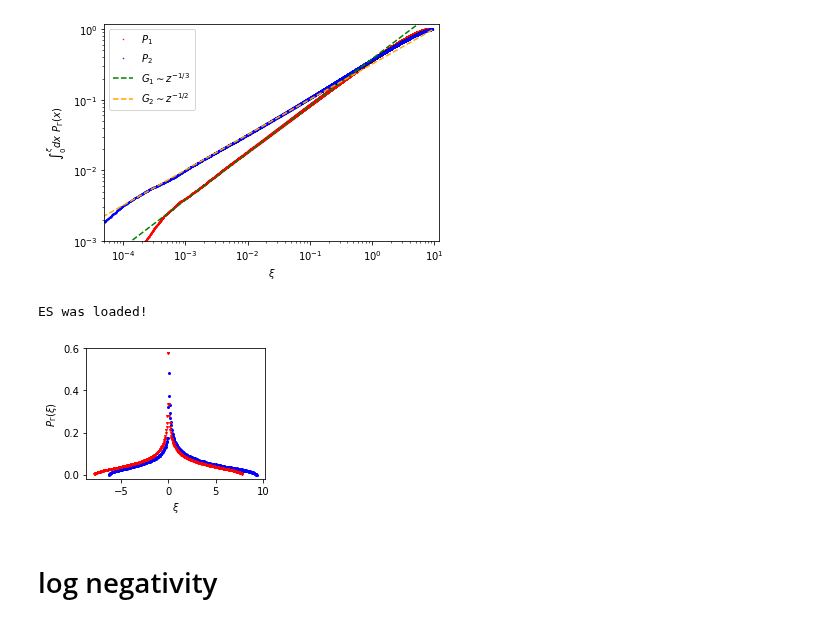
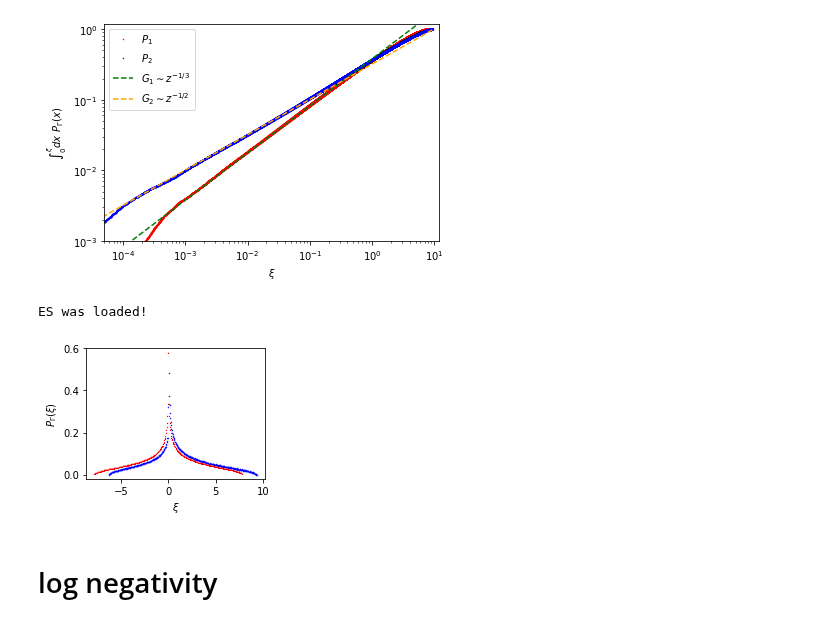
Before and after one commit to hassan-shap/RMT, a Jupyter notebook: symm_draft/Zr_critical.ipynb, the cells around one changed output. Drawn from its saved outputs; the diff is of its cells as text; code cells hidden in the pictures.

```diff
--- a/symm_draft/Zr_critical.ipynb
+++ b/symm_draft/Zr_critical.ipynb
@@ -251,36 +251,36 @@ for i_l in range(len(L_sw)):
 #     plt.plot(bins_center,n,'-',markersize=2,color='C%d' % (i_l))
 
     num_bins1=400
     n0, bin_edges0 = np.histogram(vT0, bins=num_bins1)
     bins_center0= (bin_edges0[0:num_bins1]+ bin_edges0[1:])/2
     n0= n0/n_sum/(bin_edges0[1]-bin_edges0[0])
 
     n1, bin_edges1 = np.histogram(vT1, bins=num_bins1)
     bins_center1= (bin_edges1[0:num_bins1]+ bin_edges1[1:])/2
     n1= n1/n_sum/(bin_edges1[1]-bin_edges1[0])
 
 #     vc=np.concatenate((vT0,vT1))
 #     nc, bin_edgesc = np.histogram(vc[:,i_l], bins=num_bins)
 #     bins_centerc= (bin_edgesc[0:num_bins]+ bin_edgesc[1:])/2
 #     nc= nc/n_sum/(bin_edgesc[1]-bin_edgesc[0])
 
 #     plt.plot(bins_center,nc,'o',markersize=4,markerfacecolor="None",label=r"$N_B=%d $" % (Lc))
-    plt.plot(bins_center0,n0*r,'bo',markersize=2,label=r"$P_2$")#,color='C%d' % (i_l),label=r"$N_B=%d $" % (Lc))
-    plt.plot(bins_center1,n1*r/(r-1),'rv',markersize=2,label=r"$P_1$")#,color='C%d' % (i_l))
+    plt.plot(bins_center0,n0*r,'bo',markersize=0.5,label=r"$P_2$")#,color='C%d' % (i_l),label=r"$N_B=%d $" % (Lc))
+    plt.plot(bins_center1,n1*r/(r-1),'rv',markersize=0.5,label=r"$P_1$")#,color='C%d' % (i_l))
 
 plt.ylabel(r"$P_\Gamma(\xi)$")
 plt.xlabel(r"$\xi$")
 # plt.xscale("log")
 # plt.yscale("log")
 plt.ylim(-0.02,.6)
 # plt.xlim(5e-5,2e1)
 # plt.legend()
 plt.savefig('figs/Z%d_critical_Labc_%d_%d_%d_symm.pdf' % (r,La,Lb,Lc))
 
 plt.show()
 # %% [output]
 ES was loaded!
-[figure, old version]
+[figure, new version]
 # %% [markdown]
 # log negativity
 # %%
```
Also changed, not shown: 2 other files.
